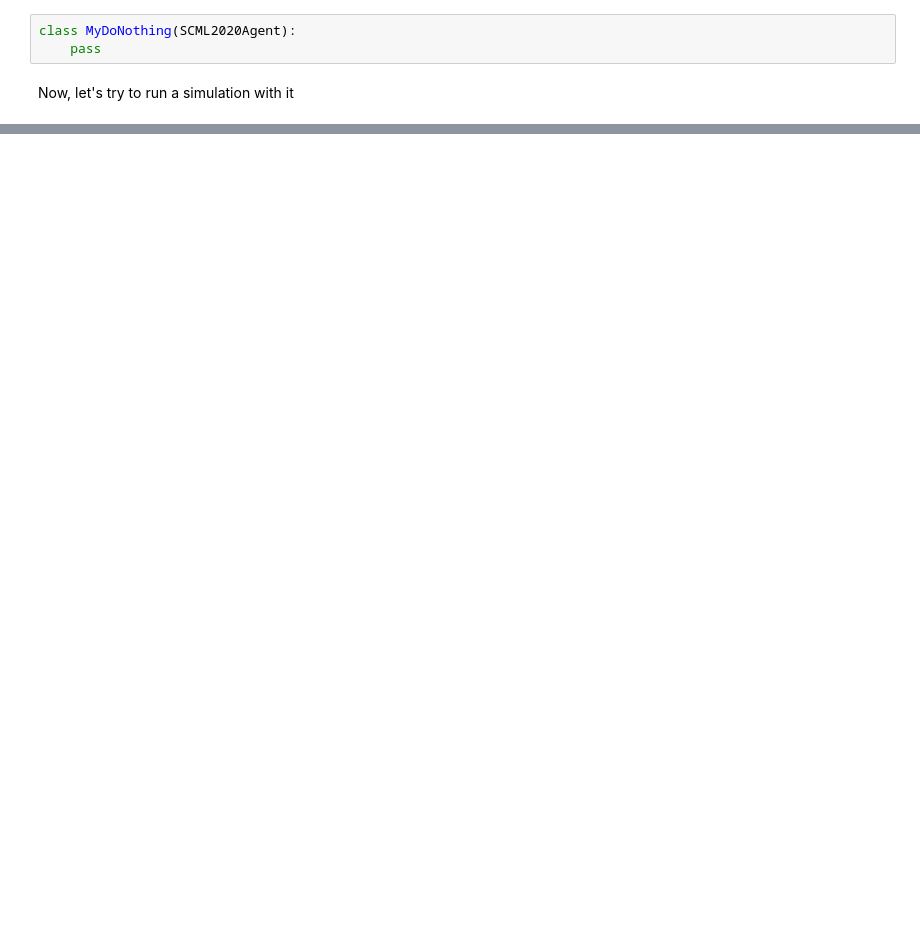
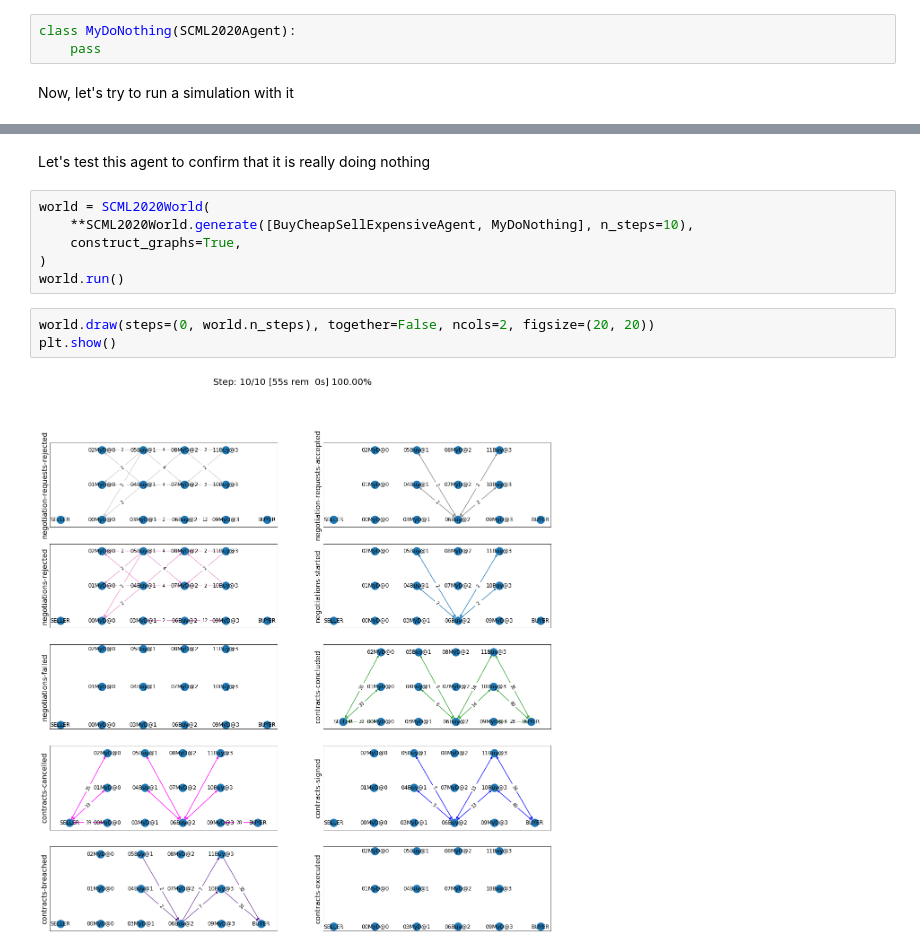
Before and after one commit to yasserfarouk/scml, a Jupyter notebook: docs/tutorials/notebooks/02.develop_agent_scml2020.ipynb, the cells around one changed output, grey strips where cells are left out. Saved outputs shown, nothing was run; the diff lists cells and outputs as text; blank space fills up the shorter version.

```diff
--- a/docs/tutorials/notebooks/02.develop_agent_scml2020.ipynb
+++ b/docs/tutorials/notebooks/02.develop_agent_scml2020.ipynb
@@ -52,0 +97,13 @@ We failed - as expected - because we did not implement the abstract methods that
+# %% [markdown]
+Let's test this agent to confirm that it is really doing nothing
+# %%
+world = SCML2020World(
+    **SCML2020World.generate([BuyCheapSellExpensiveAgent, MyDoNothing], n_steps=10),
+    construct_graphs=True,
+)
+world.run()
+# %%
+world.draw(steps=(0, world.n_steps), together=False, ncols=2, figsize=(20, 20))
+plt.show()
+# %% [output]
+[figure, added]
```
Also changed, not shown: parts of 4 cells of this notebook, 25 other files.
